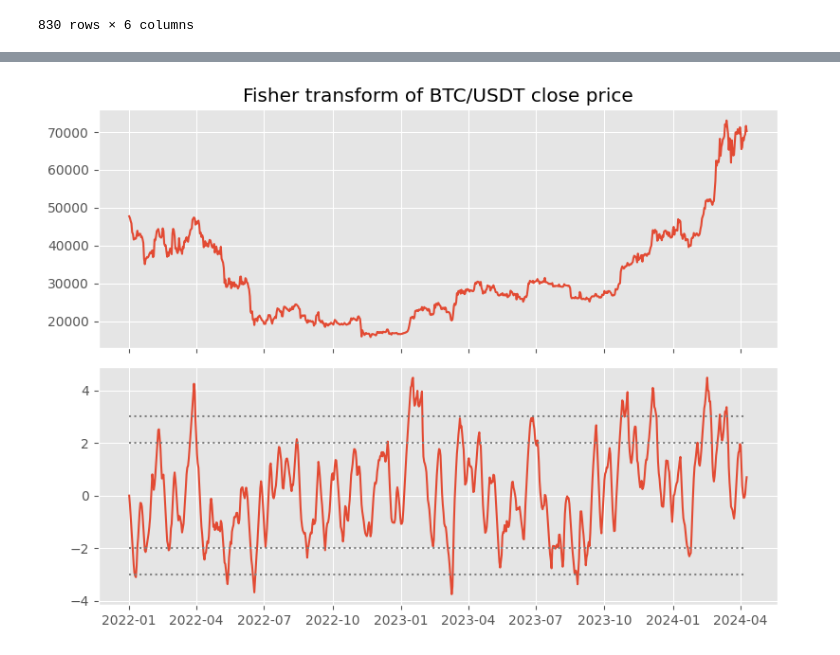
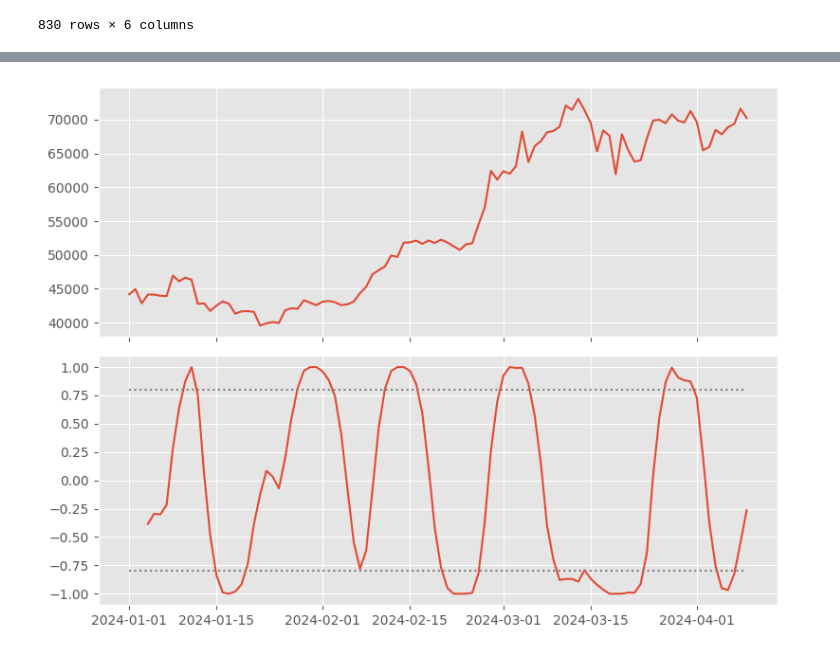
Before and after one commit to scofieldchen/quant-research, a Jupyter notebook: notebooks/cycle.ipynb, the cells around one changed output, grey strips where cells are left out. Cells and saved outputs as stored; diff of their text form; code cells hidden in the pictures.

Commit message:
implement bandpass filter and cg oscillator

```diff
--- a/notebooks/cycle.ipynb
+++ b/notebooks/cycle.ipynb
@@ -134,3 +119,0 @@ def fisher_transform(series: pd.Series, period: int = 10) -> pd.Series:
-# %%
-ohlcv_btc["ft"] = fisher_transform(ohlcv_btc["close"])
-ohlcv_btc
@@ -151,0 +120,5 @@ ohlcv_btc
+# %%
+# ohlcv_btc["ft"] = fisher_transform(ohlcv_btc["close"])
+# ohlcv_btc["bp"] = bandpass(ohlcv_btc["close"], 10, 0.5)
+ohlcv_btc["osc"] = stoch_center_gravity_osc(ohlcv_btc["close"], 10)
+ohlcv_btc
@@ -152,15 +140,21 @@ ohlcv_btc
 # %%
+start_date = "2024-01-01"
+end_date = "2024-04-30"
+oscillator_column = "osc"
+
+ohlcv_btc = ohlcv_btc.loc[start_date:end_date].copy()
+
 fig, (ax0, ax1) = plt.subplots(2, 1, figsize=(8, 6), sharex=True)
 
-ax0.plot(ohlcv_btc["close"], label="Close Price")
-ax1.plot(ohlcv_btc["ft"], label="Fisher Transform")
-ax1.hlines(2, ohlcv_btc.index[0], ohlcv_btc.index[-1], color="grey", linestyle="dotted")
-ax1.hlines(-2, ohlcv_btc.index[0], ohlcv_btc.index[-1], color="grey", linestyle="dotted")
-ax1.hlines(3, ohlcv_btc.index[0], ohlcv_btc.index[-1], color="grey", linestyle="dotted")
-ax1.hlines(-3, ohlcv_btc.index[0], ohlcv_btc.index[-1], color="grey", linestyle="dotted")
+ax0.plot(ohlcv_btc["close"])
+ax1.plot(ohlcv_btc[oscillator_column])
+ax1.hlines(0.8, ohlcv_btc.index[0], ohlcv_btc.index[-1], color="grey", linestyle="dotted")
+ax1.hlines(-0.8, ohlcv_btc.index[0], ohlcv_btc.index[-1], color="grey", linestyle="dotted")
+# ax1.hlines(3, ohlcv_btc.index[0], ohlcv_btc.index[-1], color="grey", linestyle="dotted")
+# ax1.hlines(-3, ohlcv_btc.index[0], ohlcv_btc.index[-1], color="grey", linestyle="dotted")
 
-ax0.set_title("Fisher transform of BTC/USDT close price")
+# ax0.set_title("Fisher transform of BTC/USDT close price")
 
 plt.tight_layout()
 # %% [output]
-[figure, old version]
+[figure, new version]
```
Also changed, not shown: parts of 5 cells of this notebook.
